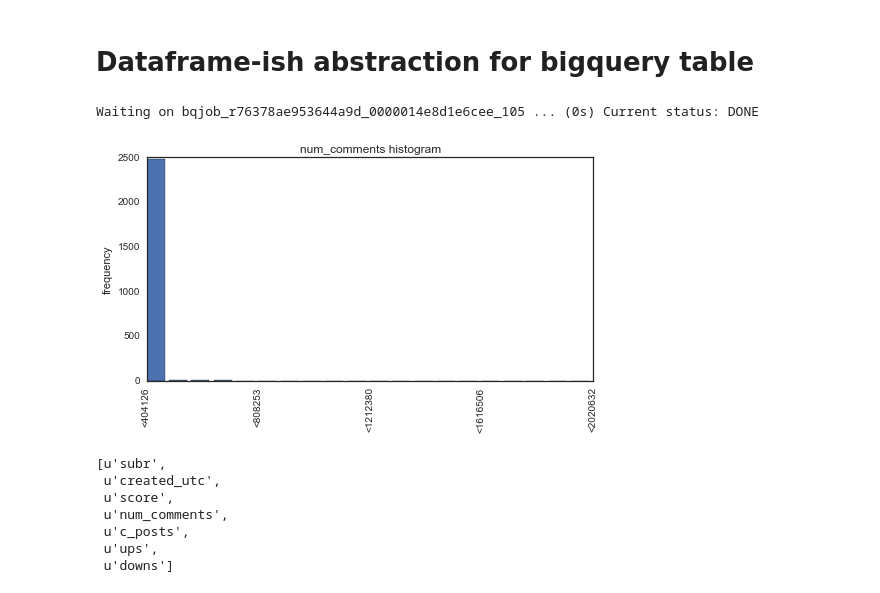
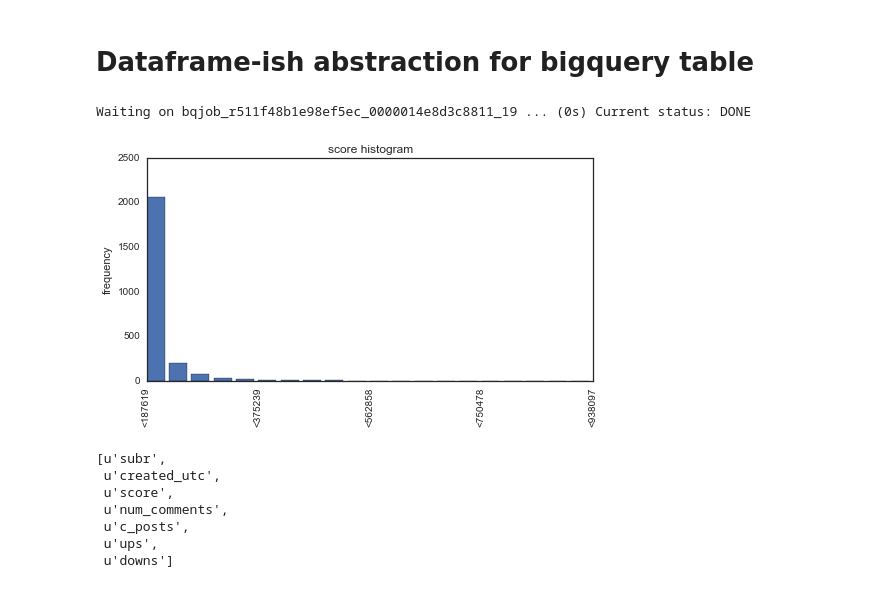
Before and after one commit to askerry/bqpy, a Jupyter notebook: bq_basic_template.ipynb, the cells around one changed output. Cells and saved outputs as stored; diff of their text form; code cells hidden in the pictures.

```diff
--- a/bq_basic_template.ipynb
+++ b/bq_basic_template.ipynb
@@ -29,7 +28,7 @@ tablename = '[fh-bigquery:reddit.subreddits]' #format: project:dataset.tablename
 df1 = bqdf.BQDF(client, tablename)
 df2 = bqdf.BQDF(client, '[fh-bigquery:reddit.top20]')
 # %%
-plotdf=df1.num_comments.hist()
+plotdf=df1.score.hist()
 # %% [output]
-Waiting on bqjob_r76378ae953644a9d_0000014e8d1e6cee_105 ... (0s) Current status: DONE
+Waiting on bqjob_r511f48b1e98ef5ec_0000014e8d3c8811_19 ... (0s) Current status: DONE
-[figure, old version]
+[figure, new version]
```
Also changed, not shown: parts of 25 cells of this notebook, 2 other files.
